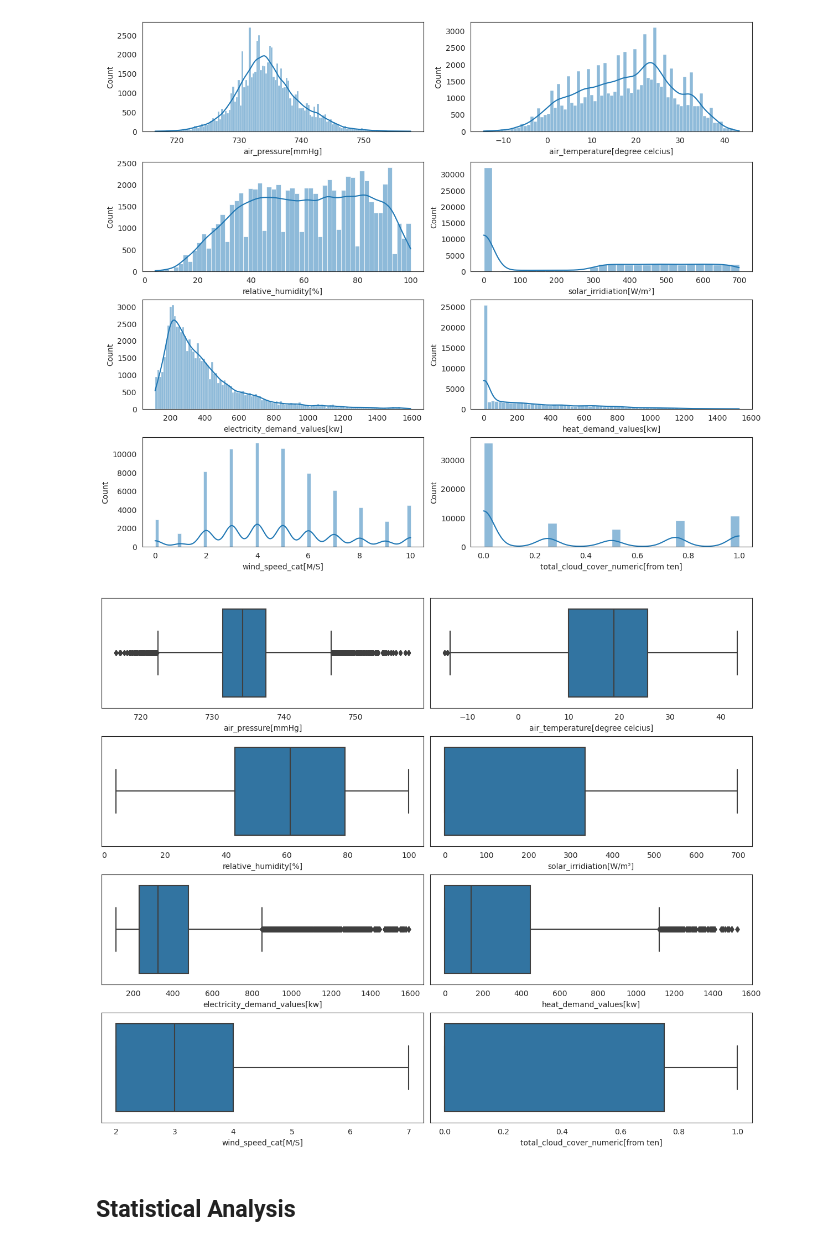
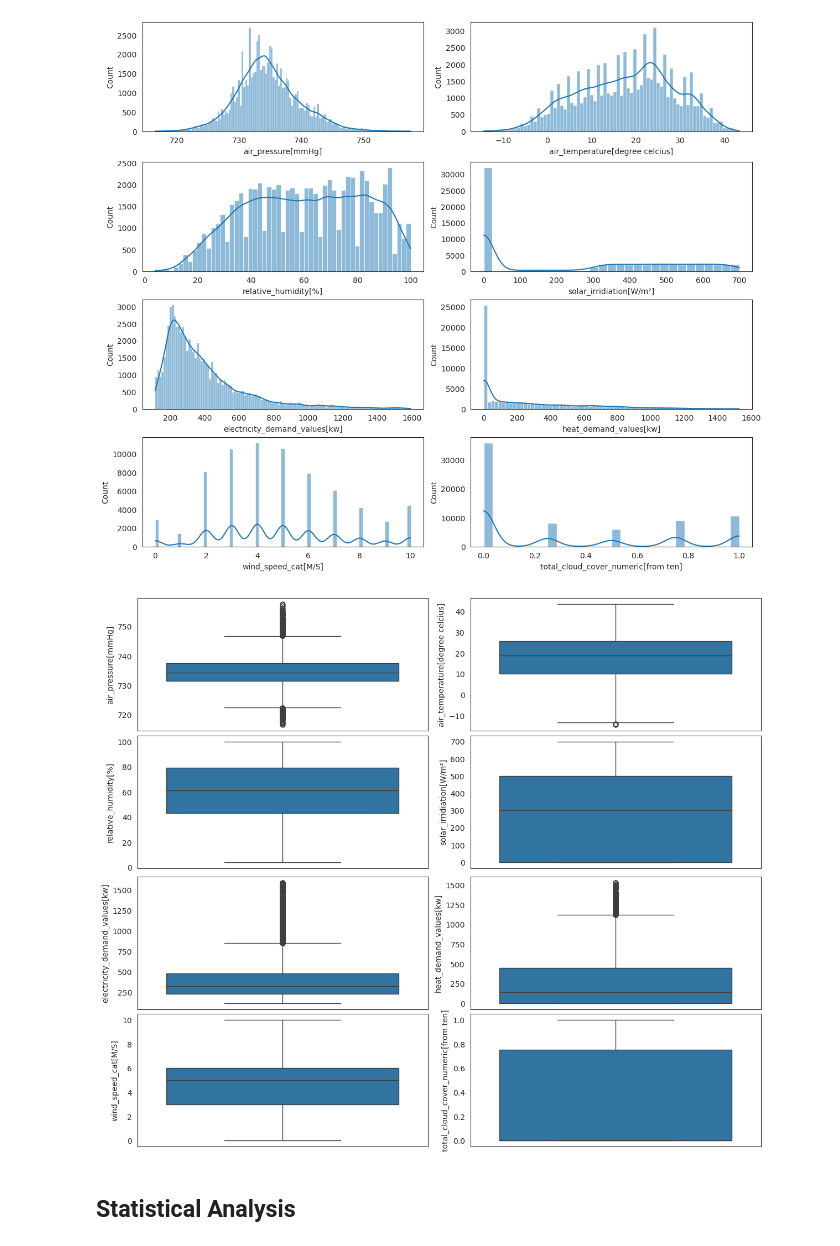
Before and after one commit to i-terzic/predicting-energy-consumption-based-on-weather-data, a Jupyter notebook: Final.ipynb, the cells around one changed output. Cells and saved outputs as stored; diff of their text form; code cells hidden in the pictures.

```diff
--- a/Final.ipynb
+++ b/Final.ipynb
@@ -180,10 +180,10 @@ for axx, column in zip(axes.flatten(), df_cleaned.columns):
 # %%
 fig, axes = plt.subplots(nrows=4, ncols=2, figsize=(12,10), constrained_layout=True)
 for axx, column in zip(axes.flatten(), df_cleaned.columns):
     sns.set_style("white")
-    sns.boxplot(df_cleaned[column], ax=axx, x=df_cleaned[column])
+    sns.boxplot(data=df_cleaned[column], ax=axx)
 # %% [output]
-[figure, old version]
+[figure, new version]
 # %% [markdown]
 ## Statistical Analysis
 # %%
```
Also changed, not shown: parts of 1 cell of this notebook, 2 other files.
